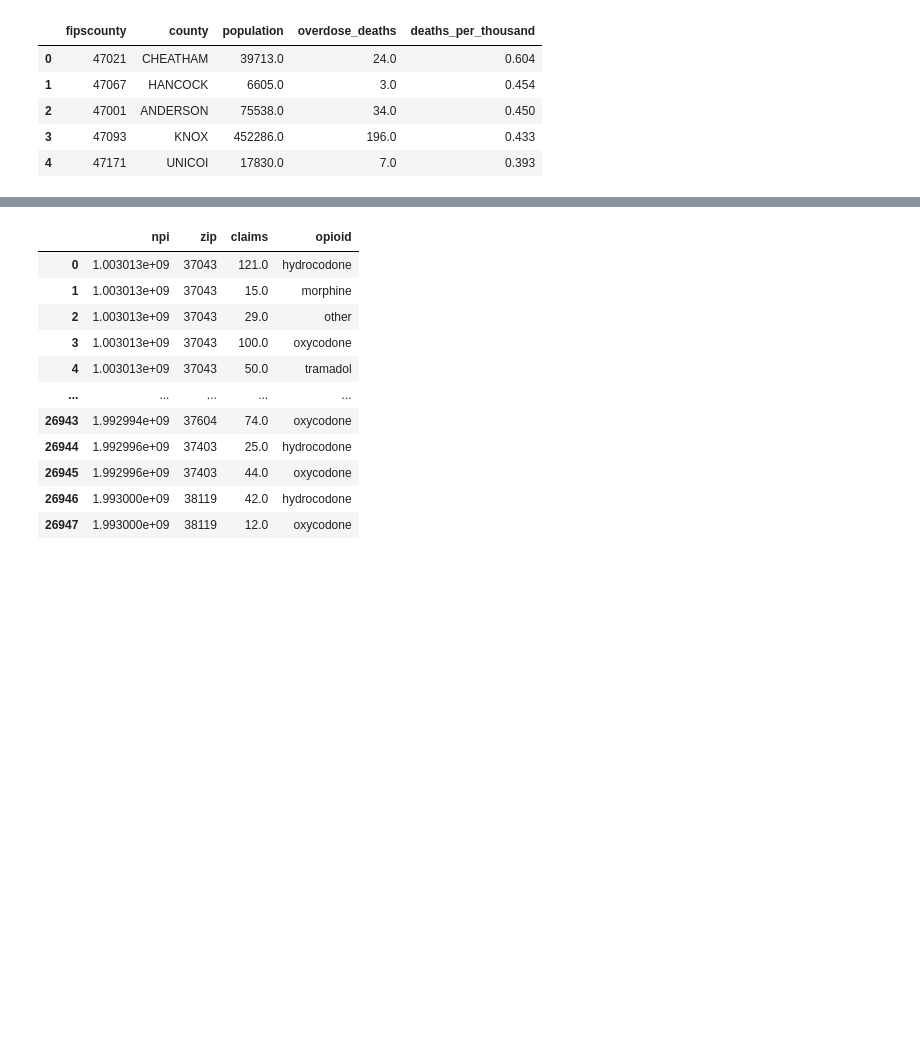
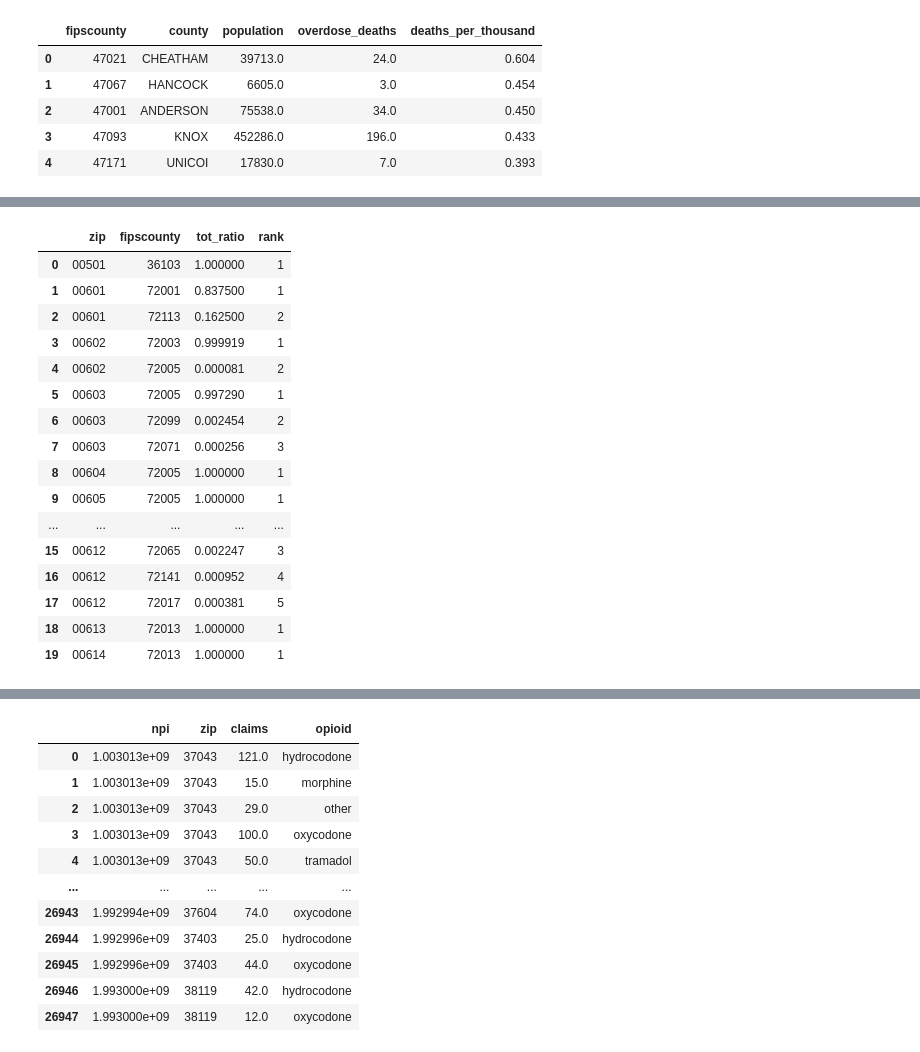
Before and after one commit to nss-data-science-cohort-4/sql_rx_project-mmm, a Jupyter notebook: sql_rx_parker.ipynb, the cells around one changed output, grey strips where cells are left out. Saved outputs shown, nothing was run; the diff lists cells and outputs as text; code cells hidden in the pictures; blank space fills up the shorter version.

```diff
--- a/sql_rx_parker.ipynb
+++ b/sql_rx_parker.ipynb
@@ -91,3 +241,33 @@ od_deaths.head()
+# %%
+#Find Counties by Zip Code
+#!!! Need to window to find max tot_ratio per zip code
+query = '''
+SELECT zip, fipscounty, tot_ratio
+    , RANK() OVER(PARTITION BY zip ORDER BY tot_ratio DESC) AS rank
+FROM zip_fips
+ORDER BY zip;
+'''
+
+zip_counties = pd.read_sql(query, con = engine)
+zip_counties.head(20)
+# %% [output]
+|  | zip | fipscounty | tot_ratio | rank |
+| 0 | 00501 | 36103 | 1.000000 | 1 |
+| 1 | 00601 | 72001 | 0.837500 | 1 |
+| 2 | 00601 | 72113 | 0.162500 | 2 |
+| 3 | 00602 | 72003 | 0.999919 | 1 |
+| 4 | 00602 | 72005 | 0.000081 | 2 |
+| 5 | 00603 | 72005 | 0.997290 | 1 |
+| 6 | 00603 | 72099 | 0.002454 | 2 |
+| 7 | 00603 | 72071 | 0.000256 | 3 |
+| 8 | 00604 | 72005 | 1.000000 | 1 |
+| 9 | 00605 | 72005 | 1.000000 | 1 |
+| ... | ... | ... | ... | ... |
+| 15 | 00612 | 72065 | 0.002247 | 3 |
+| 16 | 00612 | 72141 | 0.000952 | 4 |
+| 17 | 00612 | 72017 | 0.000381 | 5 |
+| 18 | 00613 | 72013 | 1.000000 | 1 |
+| 19 | 00614 | 72013 | 1.000000 | 1 |
 # %%
 #First attempt at combining
 ##I will ultimately be able to drop zip from SELECT - I will just need it to join.
```
Also changed, not shown: parts of 17 cells of this notebook.
